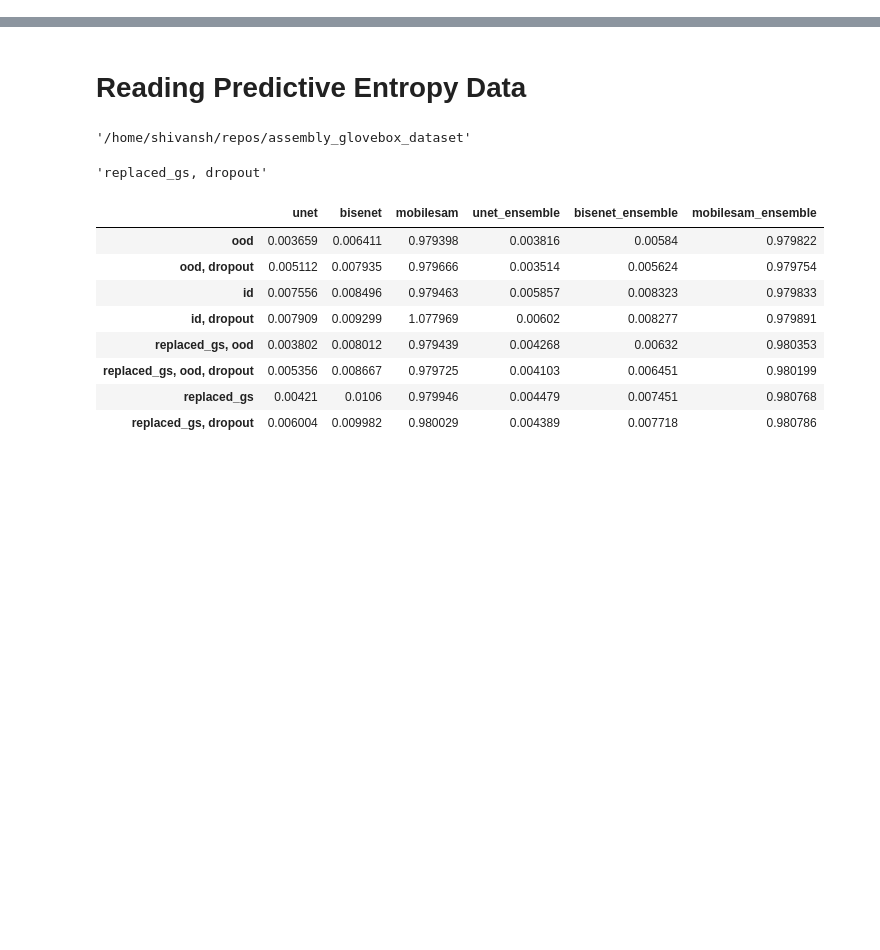
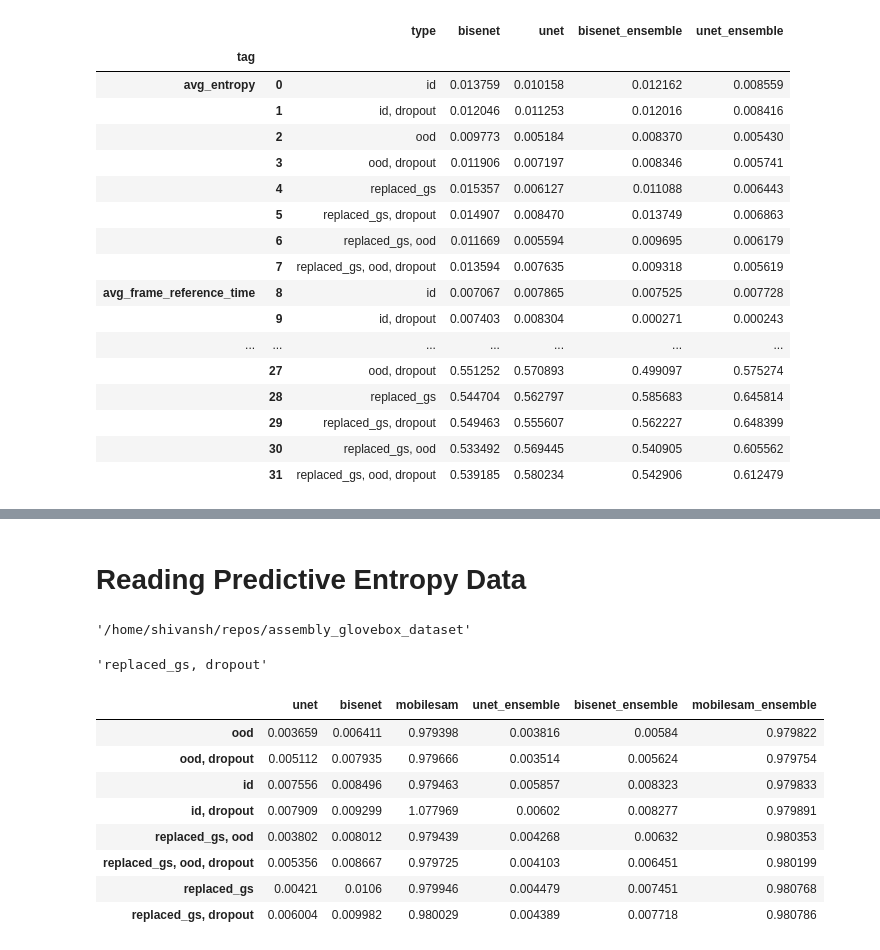
Before and after one commit to UTNuclearRoboticsPublic/assembly_glovebox_dataset, a Jupyter notebook: data/convert_scripts/tb_to_csv.ipynb, the cells around one changed output, grey strips where cells are left out. Cells and saved outputs as stored; diff of their text form; code cells hidden in the pictures; blank space fills up the shorter version.

```diff
--- a/data/convert_scripts/tb_to_csv.ipynb
+++ b/data/convert_scripts/tb_to_csv.ipynb
@@ -158,16 +240,59 @@ x
 # %%
-x = x.rename(columns={'value_mobilesam': 'mobilesam',
-                      'value_bisenet': 'bisenet',
+# x = x.rename(columns={'value_mobilesam': 'mobilesam',
+#                       'value_bisenet': 'bisenet',
+#                         'value_unet': 'unet',
+#                         'value_bisenet_ensemble': 'bisenet_ensemble',
+#                         'value_mobilesam_ensemble': 'mobilesam_ensemble',
+#                         'value_unet_ensemble': 'unet_ensemble'})
+
+
+# x.drop(columns=['model_unet', 'model_bisenet', 'model_mobilesam', 'model_bisenet_ensemble',
+#                 'model_unet_ensemble', 'model_mobilesam_ensemble'], inplace=True)
+# # columns_to_drop = ['model_x', 'model_y', 'model']
+# # df = df.drop(columns=columns_to_drop)
+
+# # TODO: remove epoch columns
+# # TODO: fix avg time reference values
+
+x_next = x.rename(columns={  'value_bisenet': 'bisenet',
                         'value_unet': 'unet',
                         'value_bisenet_ensemble': 'bisenet_ensemble',
-                        'value_mobilesam_ensemble': 'mobilesam_ensemble',
                         'value_unet_ensemble': 'unet_ensemble'})
 
 
-x.drop(columns=['model_unet', 'model_bisenet', 'model_mobilesam', 'model_bisenet_ensemble',
-                'model_unet_ensemble', 'model_mobilesam_ensemble'], inplace=True)
+x_next.drop(columns=['model_unet', 'model_bisenet', 'model_bisenet_ensemble',
+                'model_unet_ensemble'], inplace=True)
+
+
+z_next = z.rename(columns={'value_mobilesam': 'mobilesam',
+                        'value_mobilesam_ensemble': 'mobilesam_ensemble'})
+
+
+z_next.drop(columns=['model_mobilesam', 'model_mobilesam_ensemble'], inplace=True)
 # columns_to_drop = ['model_x', 'model_y', 'model']
 # df = df.drop(columns=columns_to_drop)
 
 # TODO: remove epoch columns
 # TODO: fix avg time reference values
+# %%
+y = x_next[['type', 'bisenet', 'unet', 'bisenet_ensemble', 'unet_ensemble']]
+y
+# %% [output]
+|  |  | type | bisenet | unet | bisenet_ensemble | unet_ensemble |
+| tag |  |  |  |  |  |  |
+| avg_entropy | 0 | id | 0.013759 | 0.010158 | 0.012162 | 0.008559 |
+|  | 1 | id, dropout | 0.012046 | 0.011253 | 0.012016 | 0.008416 |
+|  | 2 | ood | 0.009773 | 0.005184 | 0.008370 | 0.005430 |
+|  | 3 | ood, dropout | 0.011906 | 0.007197 | 0.008346 | 0.005741 |
+|  | 4 | replaced_gs | 0.015357 | 0.006127 | 0.011088 | 0.006443 |
+|  | 5 | replaced_gs, dropout | 0.014907 | 0.008470 | 0.013749 | 0.006863 |
+|  | 6 | replaced_gs, ood | 0.011669 | 0.005594 | 0.009695 | 0.006179 |
+|  | 7 | replaced_gs, ood, dropout | 0.013594 | 0.007635 | 0.009318 | 0.005619 |
+| avg_frame_reference_time | 8 | id | 0.007067 | 0.007865 | 0.007525 | 0.007728 |
+|  | 9 | id, dropout | 0.007403 | 0.008304 | 0.000271 | 0.000243 |
+| ... | ... | ... | ... | ... | ... | ... |
+|  | 27 | ood, dropout | 0.551252 | 0.570893 | 0.499097 | 0.575274 |
+|  | 28 | replaced_gs | 0.544704 | 0.562797 | 0.585683 | 0.645814 |
+|  | 29 | replaced_gs, dropout | 0.549463 | 0.555607 | 0.562227 | 0.648399 |
+|  | 30 | replaced_gs, ood | 0.533492 | 0.569445 | 0.540905 | 0.605562 |
+|  | 31 | replaced_gs, ood, dropout | 0.539185 | 0.580234 | 0.542906 | 0.612479 |
```
Also changed, not shown: parts of 16 cells of this notebook.
